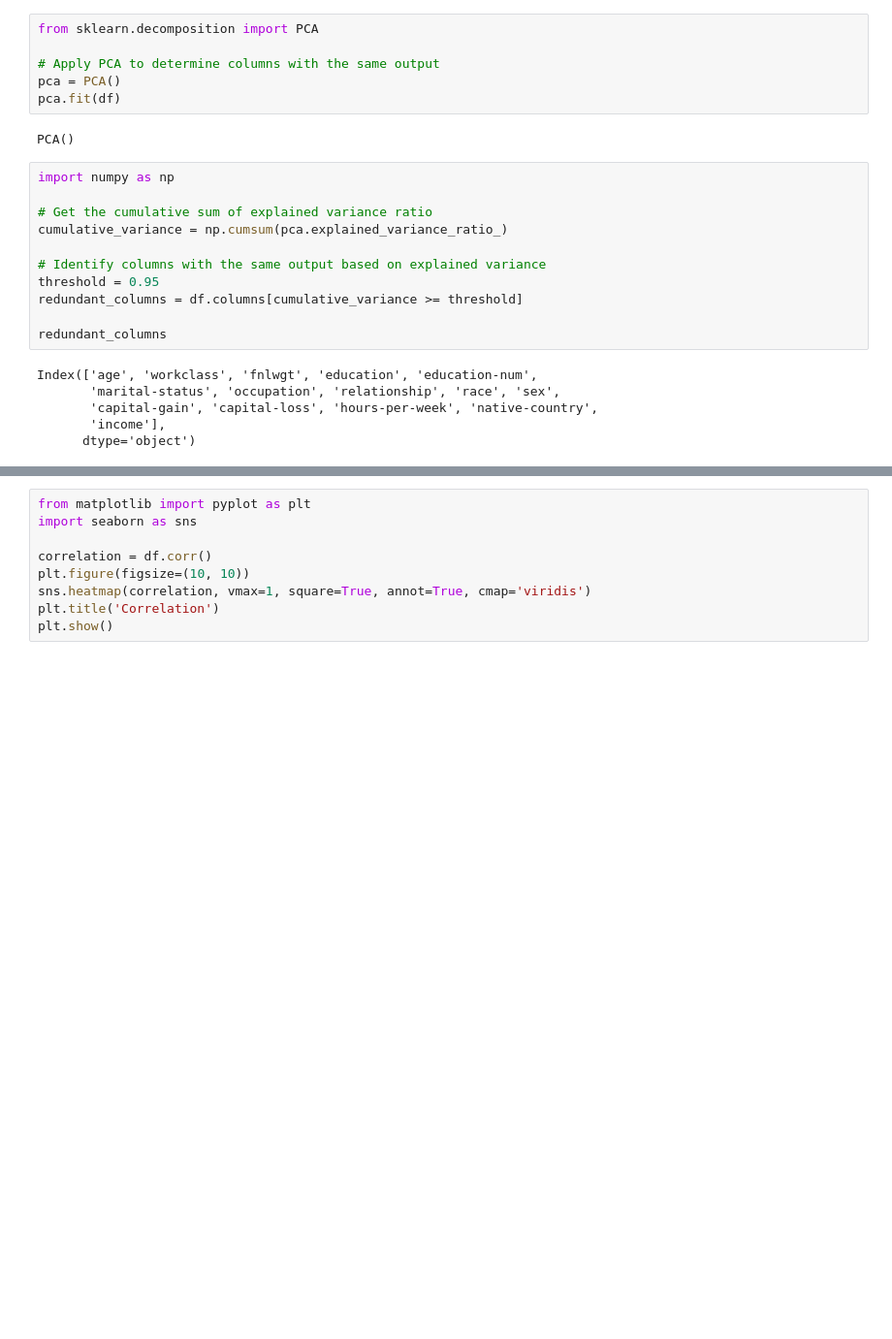
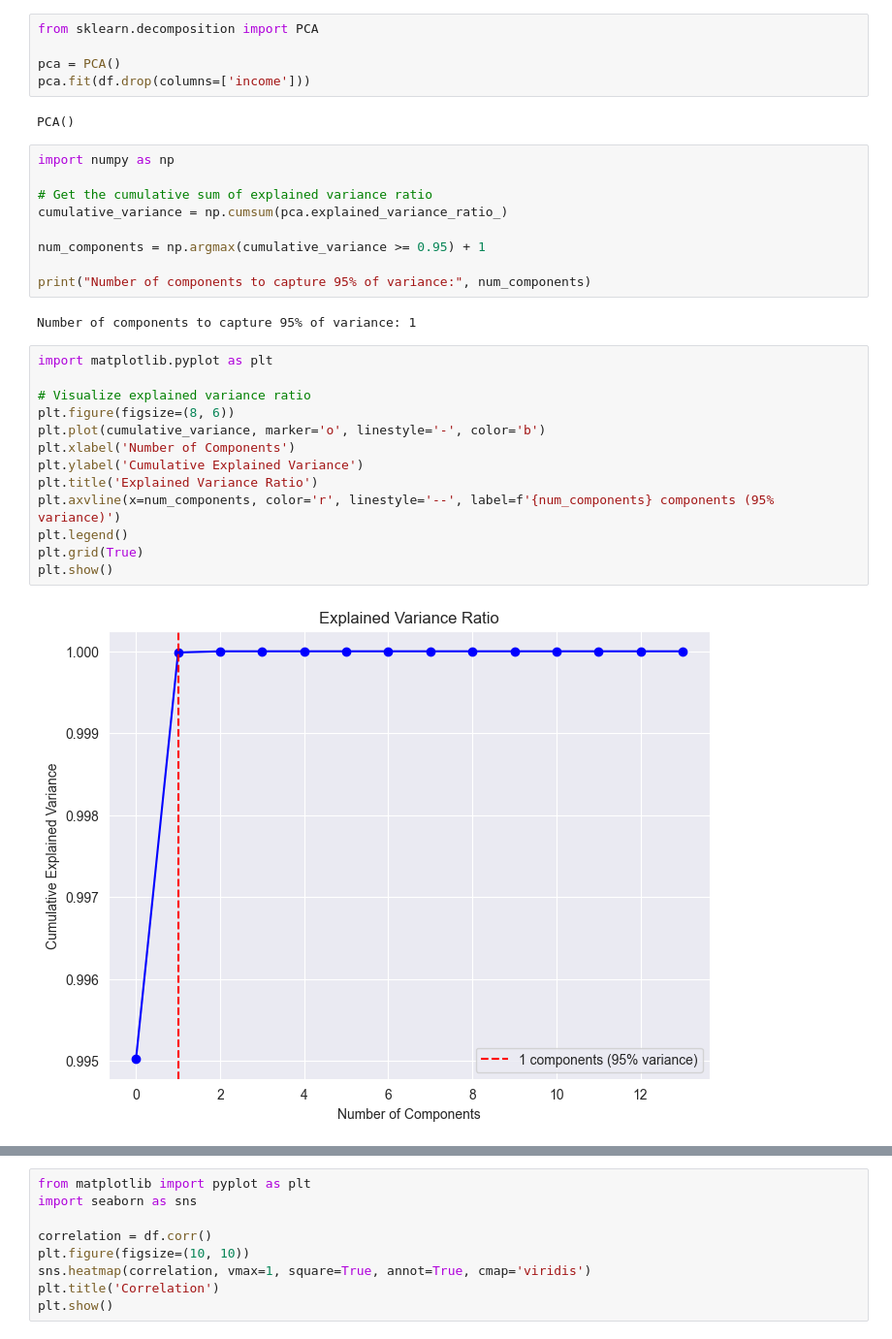
Before and after one commit to peirispraveen/Census_Income_NaiveBayes_RandomForest, a Jupyter notebook: census-income.ipynb, the cells around one changed output, grey strips where cells are left out. Shown at 97% size. Saved outputs shown, nothing was run; the diff lists cells and outputs as text; blank space fills up the shorter version.

```diff
--- a/census-income.ipynb
+++ b/census-income.ipynb
@@ -306,9 +306,8 @@ No missing values in the dataset.
 # %%
 from sklearn.decomposition import PCA
 
-# Apply PCA to determine columns with the same output
 pca = PCA()
-pca.fit(df)
+pca.fit(df.drop(columns=['income']))
 # %% [output]
 PCA()
 # %%
@@ -317,14 +316,23 @@ import numpy as np
 # Get the cumulative sum of explained variance ratio
 cumulative_variance = np.cumsum(pca.explained_variance_ratio_)
 
-# Identify columns with the same output based on explained variance
-threshold = 0.95
-redundant_columns = df.columns[cumulative_variance >= threshold]
+num_components = np.argmax(cumulative_variance >= 0.95) + 1
 
-redundant_columns
+print("Number of components to capture 95% of variance:", num_components)
 # %% [output]
-Index(['age', 'workclass', 'fnlwgt', 'education', 'education-num',
-       'marital-status', 'occupation', 'relationship', 'race', 'sex',
-       'capital-gain', 'capital-loss', 'hours-per-week', 'native-country',
-       'income'],
-      dtype='object')
+Number of components to capture 95% of variance: 1
+# %%
+import matplotlib.pyplot as plt
+
+# Visualize explained variance ratio
+plt.figure(figsize=(8, 6))
+plt.plot(cumulative_variance, marker='o', linestyle='-', color='b')
+plt.xlabel('Number of Components')
+plt.ylabel('Cumulative Explained Variance')
+plt.title('Explained Variance Ratio')
+plt.axvline(x=num_components, color='r', linestyle='--', label=f'{num_components} components (95% variance)')
+plt.legend()
+plt.grid(True)
+plt.show()
+# %% [output]
+[figure, added]
```
Also changed, not shown: parts of 2 cells of this notebook.
